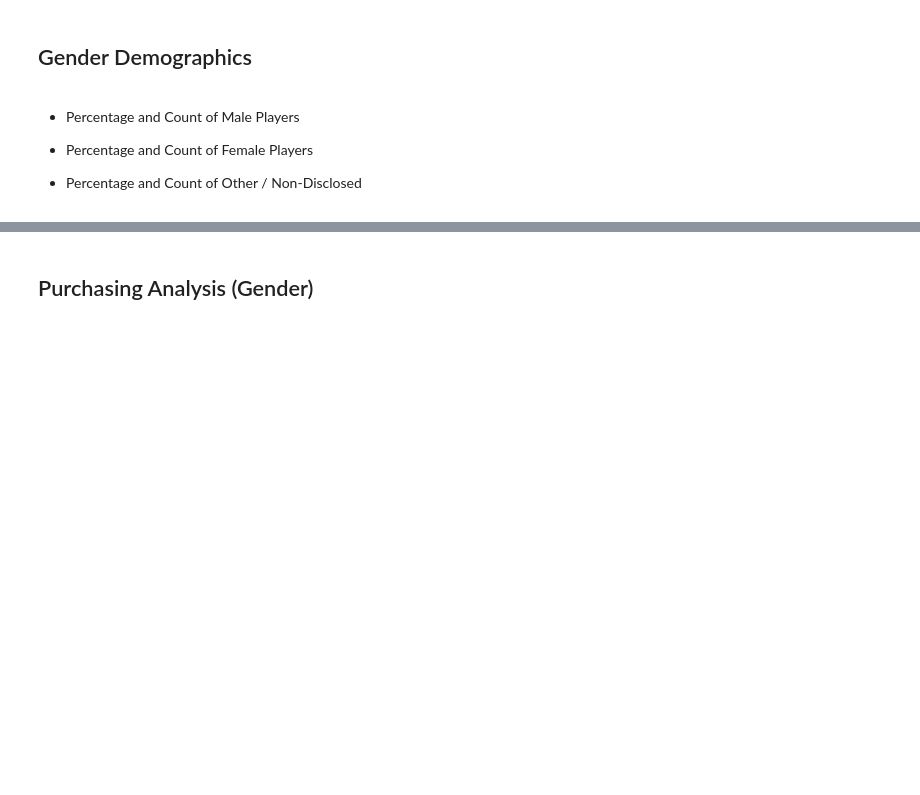
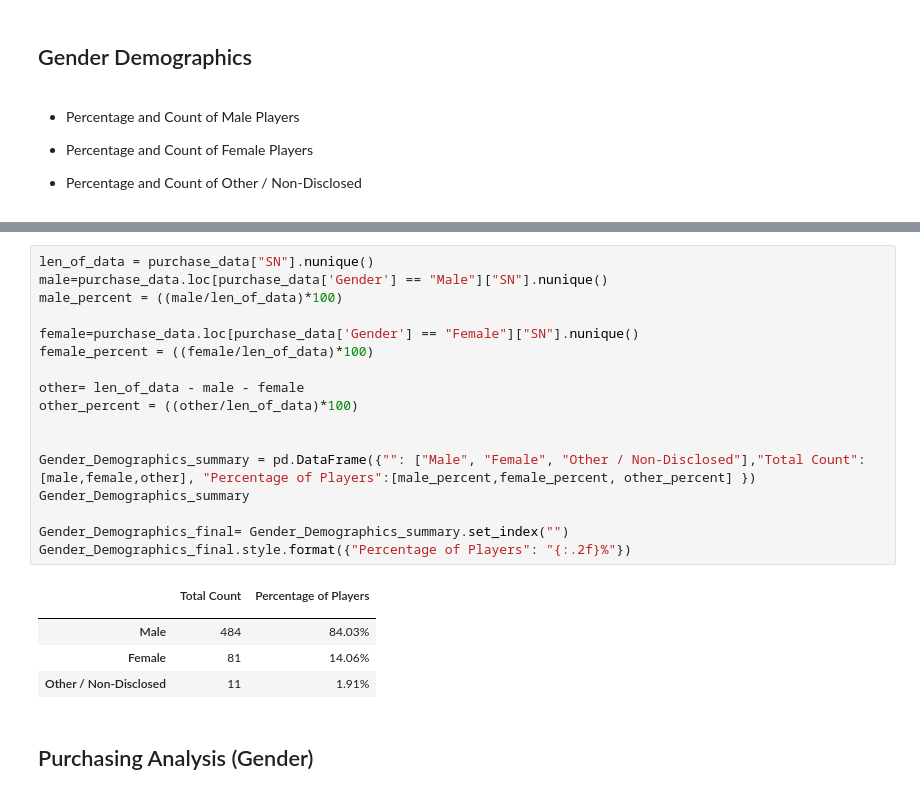
Before and after one commit to stewart-lacy/Pandas-Challange, a Jupyter notebook: HeroesOfPymoli_starter.ipynb, the cells around one changed output, grey strips where cells are left out. Drawn from its saved outputs; the diff is of its cells as text; blank space fills up the shorter version.

```diff
--- a/HeroesOfPymoli_starter.ipynb
+++ b/HeroesOfPymoli_starter.ipynb
@@ -111,3 +77,26 @@ Female_players = purchase_data.drop[["Gender"]]
+# %%
+len_of_data = purchase_data["SN"].nunique()
+male=purchase_data.loc[purchase_data['Gender'] == "Male"]["SN"].nunique()
+male_percent = ((male/len_of_data)*100)
+
+female=purchase_data.loc[purchase_data['Gender'] == "Female"]["SN"].nunique()
+female_percent = ((female/len_of_data)*100)
+
+other= len_of_data - male - female
+other_percent = ((other/len_of_data)*100)
+
+
+Gender_Demographics_summary = pd.DataFrame({"": ["Male", "Female", "Other / Non-Disclosed"],"Total Count": [male,female,other], "Percentage of Players":[male_percent,female_percent, other_percent] })
+Gender_Demographics_summary
+
+Gender_Demographics_final= Gender_Demographics_summary.set_index("")
+Gender_Demographics_final.style.format({"Percentage of Players": "{:.2f}%"})
+# %% [output]
+|  | Total Count | Percentage of Players |
+|  |  |  |
+| Male | 484 | 84.03% |
+| Female | 81 | 14.06% |
+| Other / Non-Disclosed | 11 | 1.91% |
 # %% [markdown]
 
 ## Purchasing Analysis (Gender)
```
Also changed, not shown: parts of 13 cells of this notebook.
